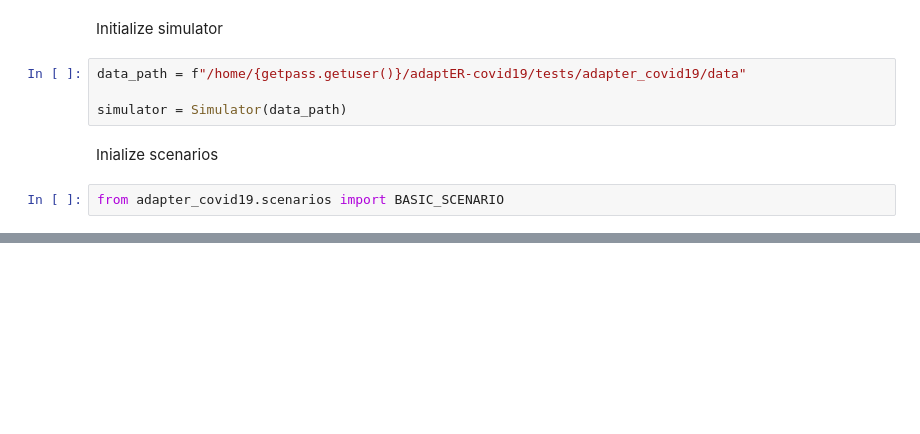
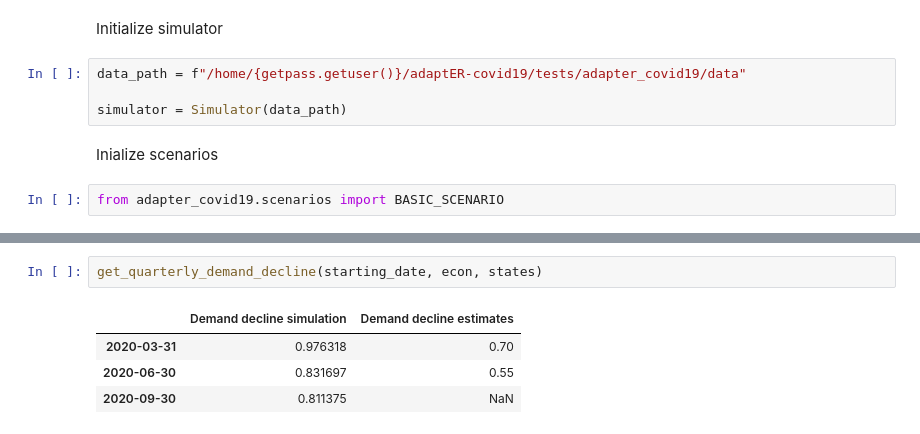
Before and after one commit to BDI-pathogens/OpenABM-Covid19, a Jupyter notebook: examples/simulator.ipynb, the cells around one changed output, grey strips where cells are left out. Drawn from its saved outputs; the diff is of its cells as text; blank space fills up the shorter version.

```diff
--- a/examples/simulator.ipynb
+++ b/examples/simulator.ipynb
@@ -83,0 +126,7 @@ is_loaded:False
+# %%
+get_quarterly_demand_decline(starting_date, econ, states)
+# %% [output]
+|  | Demand decline simulation | Demand decline estimates |
+| 2020-03-31 | 0.976318 | 0.70 |
+| 2020-06-30 | 0.831697 | 0.55 |
+| 2020-09-30 | 0.811375 | NaN |
```
Also changed, not shown: parts of 8 cells of this notebook, 1 other file.
